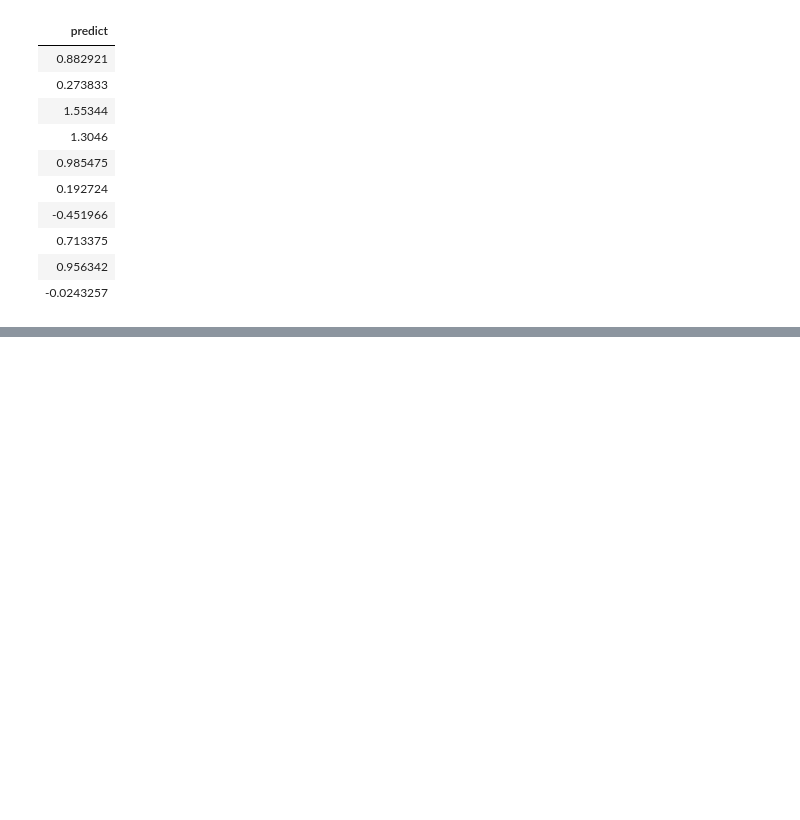
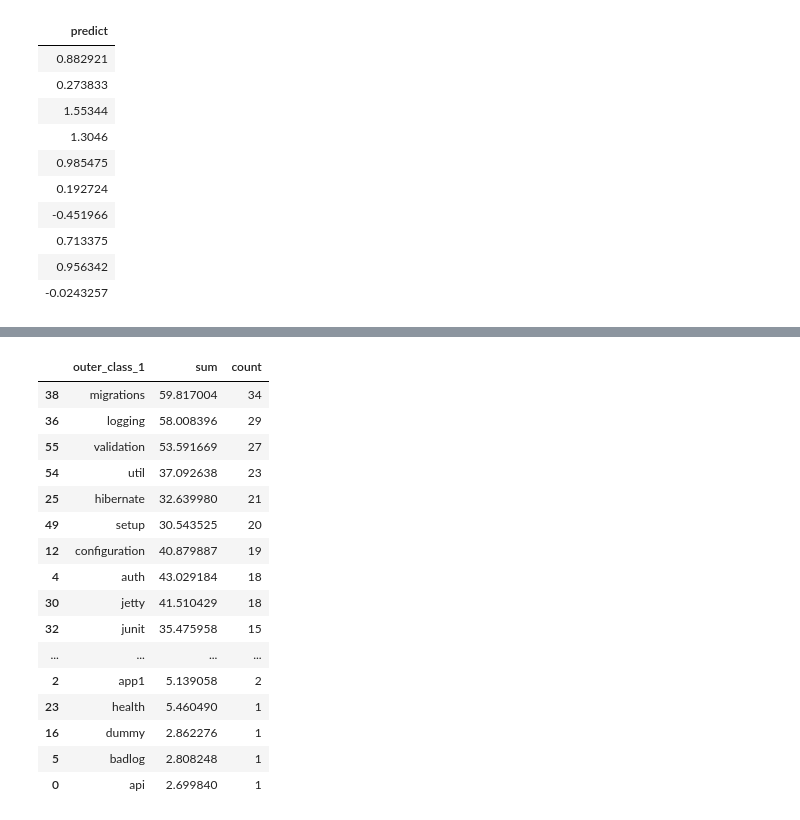
Before and after one commit to alvintanjianjia/SoftwareRemodularization, a Jupyter notebook: Pipeline_Tool_Notebook.ipynb, the cells around one changed output, grey strips where cells are left out. Saved outputs shown, nothing was run; the diff lists cells and outputs as text; code cells hidden in the pictures; blank space fills up the shorter version.

Commit message:
Added groupby key for developer survey.

```diff
--- a/Pipeline_Tool_Notebook.ipynb
+++ b/Pipeline_Tool_Notebook.ipynb
@@ -670,3 +662,25 @@ pd_preds['refactor_destination'] = project_refactoring_data_agg['refactor_destin
+# %%
+dev_feedback = pd_preds[['outer_class_1','predicted_time']].groupby('outer_class_1').agg(['sum','count']).reset_index()
+dev_feedback.columns = ['outer_class_1', 'sum', 'count']
+dev_feedback.sort_values('count', ascending=False)
+# %% [output]
+|  | outer_class_1 | sum | count |
+| 38 | migrations | 59.817004 | 34 |
+| 36 | logging | 58.008396 | 29 |
+| 55 | validation | 53.591669 | 27 |
+| 54 | util | 37.092638 | 23 |
+| 25 | hibernate | 32.639980 | 21 |
+| 49 | setup | 30.543525 | 20 |
+| 12 | configuration | 40.879887 | 19 |
+| 4 | auth | 43.029184 | 18 |
+| 30 | jetty | 41.510429 | 18 |
+| 32 | junit | 35.475958 | 15 |
+| ... | ... | ... | ... |
+| 2 | app1 | 5.139058 | 2 |
+| 23 | health | 5.460490 | 1 |
+| 16 | dummy | 2.862276 | 1 |
+| 5 | badlog | 2.808248 | 1 |
+| 0 | api | 2.699840 | 1 |
 # %%
 print(pd_preds.shape)
 pd_preds.head()
```
Also changed, not shown: parts of 9 cells of this notebook, 2 other files.
